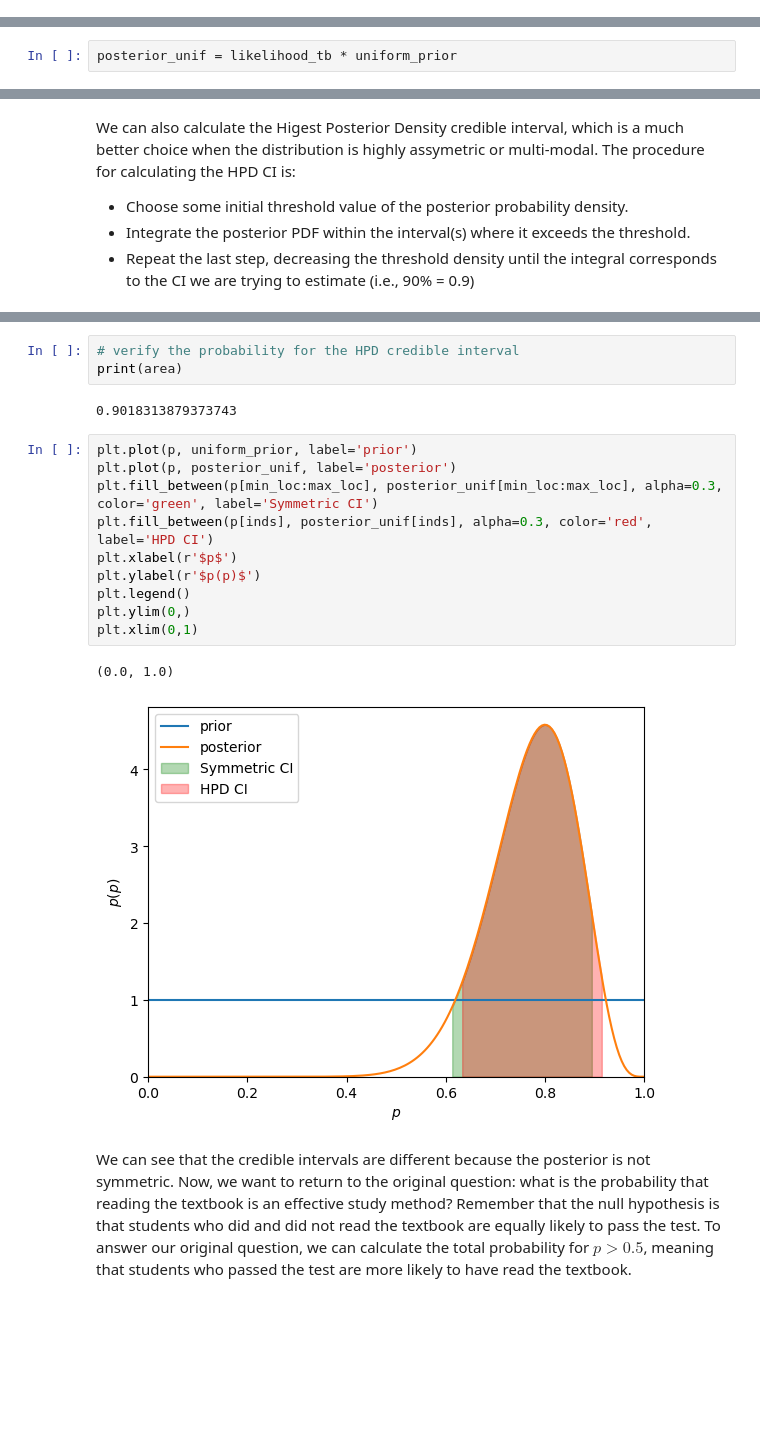
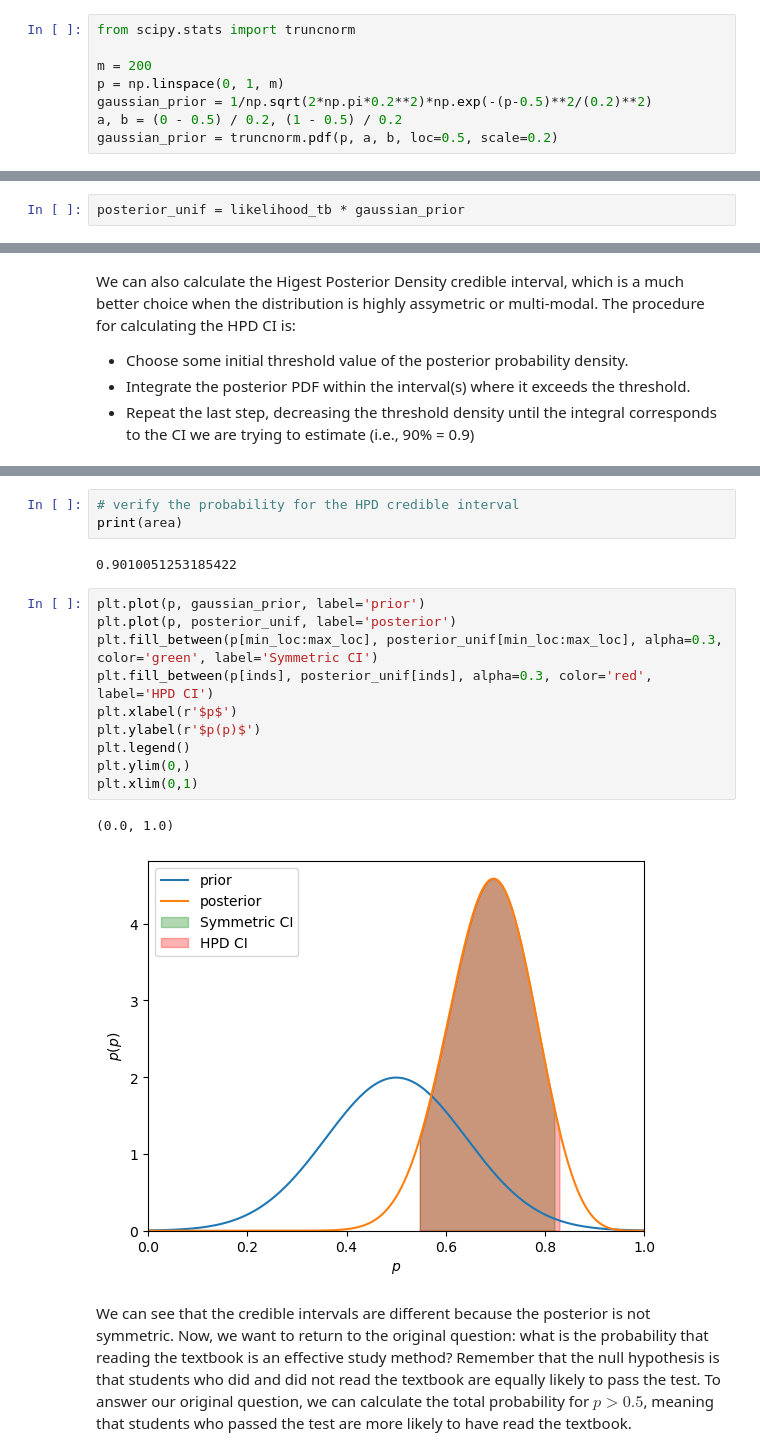
Before and after one commit to nassmohammed/Session-23, a Jupyter notebook: Day1/Introduction to Bayesian Inference.ipynb, the cells around one changed output, grey strips where cells are left out. Cells and saved outputs as stored; diff of their text form; blank space fills up the shorter version.

```diff
--- a/Day1/Introduction to Bayesian Inference.ipynb
+++ b/Day1/Introduction to Bayesian Inference.ipynb
@@ -84,3 +82,11 @@ uniform_prior = np.ones(m)
+# %%
+from scipy.stats import truncnorm
+
+m = 200
+p = np.linspace(0, 1, m)
+gaussian_prior = 1/np.sqrt(2*np.pi*0.2**2)*np.exp(-(p-0.5)**2/(0.2)**2)
+a, b = (0 - 0.5) / 0.2, (1 - 0.5) / 0.2
+gaussian_prior = truncnorm.pdf(p, a, b, loc=0.5, scale=0.2)
 # %% [markdown]
 Likelihood is $p(\mathrm{data} | \mathrm{model}) = P(k=16 | n=20, p)$
 # %%
@@ -90,5 +96,5 @@ for i in p:
 # %% [markdown]
 Now we need to calculate the posterior, $p(p | \mathrm{data}) \propto p(\mathrm{data} | p)p(p)$
 # %%
-posterior_unif = likelihood_tb * uniform_prior
+posterior_unif = likelihood_tb * gaussian_prior
 # %%
@@ -189,20 +195,20 @@ p=0.80+0.12-0.17
 # verify the probability for the HPD credible interval
 print(area)
 # %% [output]
-0.9018313879373743
+0.9010051253185422
 # %%
-plt.plot(p, uniform_prior, label='prior')
+plt.plot(p, gaussian_prior, label='prior')
 plt.plot(p, posterior_unif, label='posterior')
 plt.fill_between(p[min_loc:max_loc], posterior_unif[min_loc:max_loc], alpha=0.3, color='green', label='Symmetric CI')
 plt.fill_between(p[inds], posterior_unif[inds], alpha=0.3, color='red', label='HPD CI')
 plt.xlabel(r'$p$')
 plt.ylabel(r'$p(p)$')
 plt.legend()
 plt.ylim(0,)
 plt.xlim(0,1)
 # %% [output]
 (0.0, 1.0)
-[figure, old version]
+[figure, new version]
 # %% [markdown]
 We can see that the credible intervals are different because the posterior is not symmetric. Now, we want to return to the original question: what is the probability that reading the textbook is an effective study method? Remember that the null hypothesis is that students who did and did not read the textbook are equally likely to pass the test. To answer our original question, we can calculate the total probability for $p>0.5$, meaning that students who passed the test are more likely to have read the textbook.
 # %%
```
Also changed, not shown: parts of 10 cells of this notebook.
